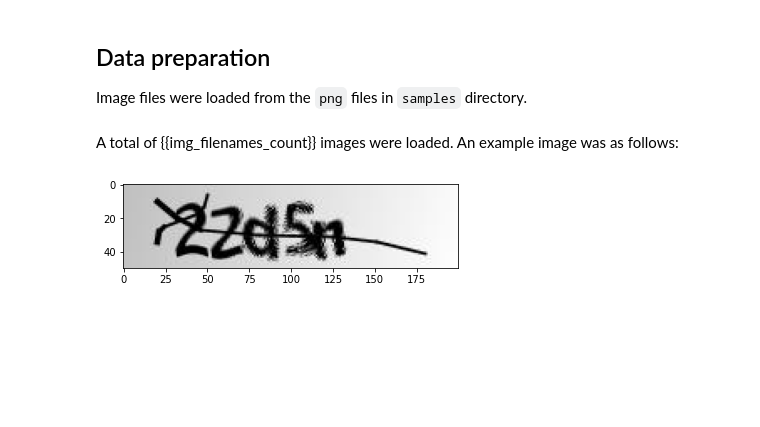
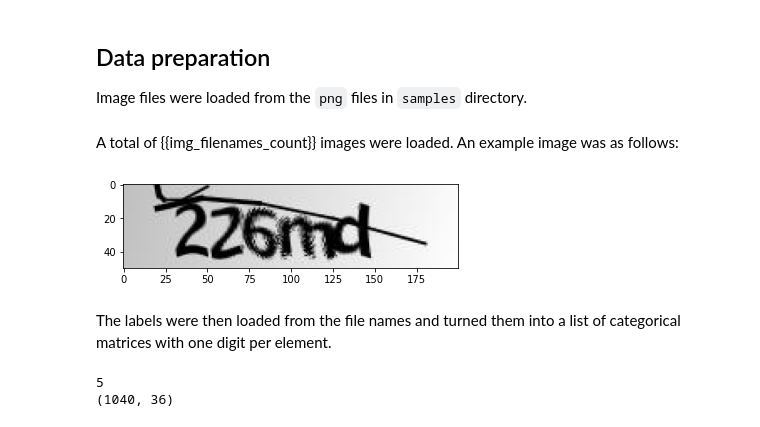
Before and after one commit to zhuxr11/CAPTCHA-recognition-keras-python-5-digits, a Jupyter notebook: README.ipynb, the cells around one changed output. Drawn from its saved outputs; the diff is of its cells as text; code cells hidden in the pictures; blank space fills up the shorter version.

```diff
--- a/README.ipynb
+++ b/README.ipynb
@@ -17,11 +19,35 @@ import glob
 img_filenames = [f for f in glob.glob("samples/*.png")]
 img_filenames_count = len(img_filenames)
 
+import numpy as np
 from matplotlib import pyplot
-img_data = list(map(lambda x: pyplot.imread(x, format = "PNG"), img_filenames))
+data_x = np.array(list(map(lambda x: pyplot.imread(x, format = "PNG"), img_filenames)))
 # %% [markdown]
 A total of {{img_filenames_count}} images were loaded. An example image was as follows:
 # %%
-pyplot.imshow(img_data[1]);
+pyplot.imshow(data_x[0]);
 # %% [output]
-[figure, old version]
+[figure, new version]
+# %% [markdown]
+The labels were then loaded from the file names and turned them into a list of categorical matrices with one digit per element.
+# %%
+# Define the number of digits and letters per CAPTCHA
+import string
+digit = 5
+class_level = [*string.ascii_lowercase, *string.digits]
+
+# Define a function to convert character vector to categorical matrix list
+from tensorflow import keras
+def labels2matrices(labels, class_level):
+    char_ind_array = np.array([[class_level.index(char) for char in label] for label in labels])
+    return list(map(lambda char_ind: keras.utils.to_categorical(char_ind, num_classes = len(class_level), dtype = 'float32'),
+                    np.ndarray.tolist(np.transpose(char_ind_array))))
+
+# Process image labels
+data_y_labels = [os.path.splitext(os.path.basename(img_filename))[0] for img_filename in img_filenames]
+data_y = labels2matrices(data_y_labels, class_level)
+print(len(data_y))
+print(np.shape(data_y[0]))
+# %% [output]
+5
+(1040, 36)
```
Also changed, not shown: parts of 15 cells of this notebook, 14 other files.
